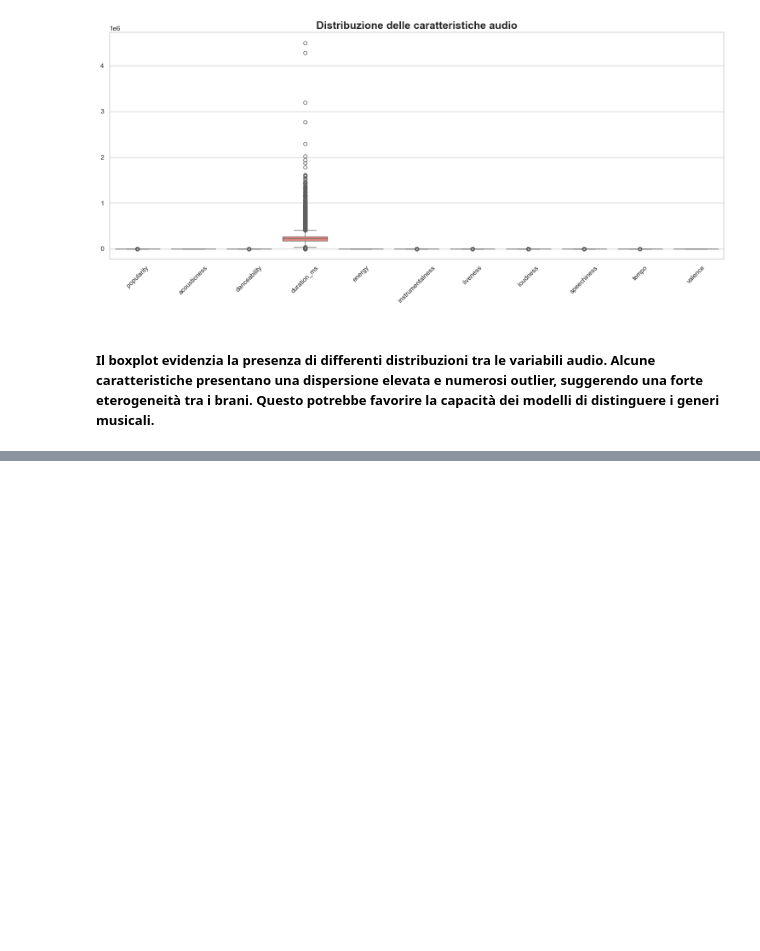
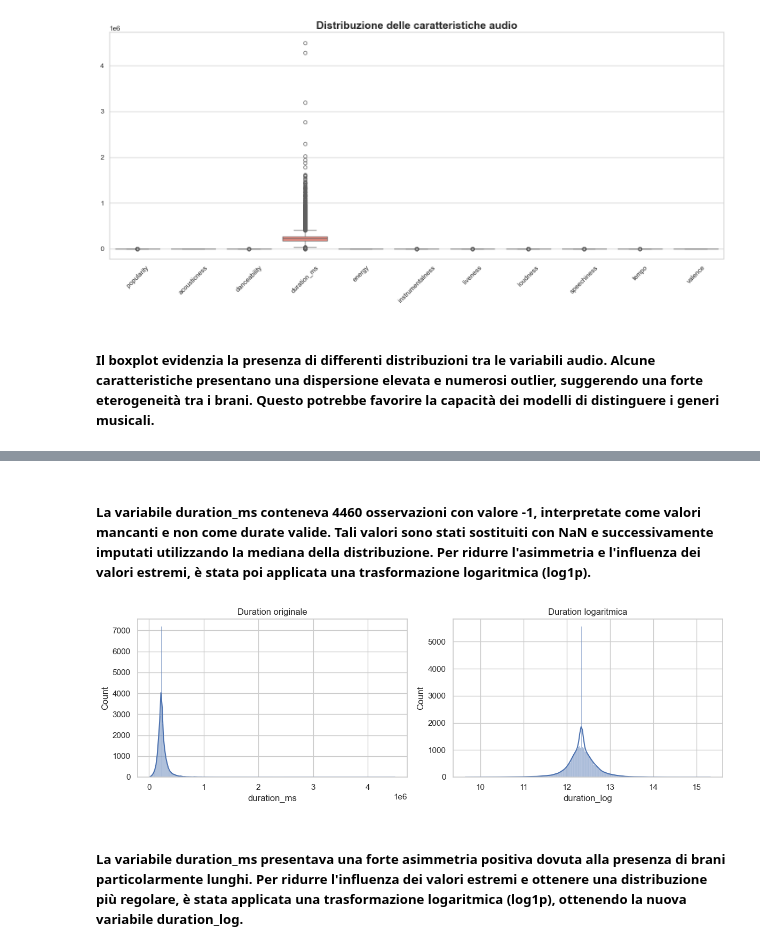
Before and after one commit to lunazenon/ClassificazioneGeneriMusicali, a Jupyter notebook: classificazione_generi_musicali.ipynb, the cells around one changed output, grey strips where cells are left out. Saved outputs shown, nothing was run; the diff lists cells and outputs as text; code cells hidden in the pictures; blank space fills up the shorter version.

```diff
--- a/classificazione_generi_musicali.ipynb
+++ b/classificazione_generi_musicali.ipynb
@@ -358,0 +377,2 @@ plt.show()
+# %%
+df['duration_ms'] = df['duration_ms'].replace(-1, np.nan)
@@ -358,0 +383,8 @@ plt.show()
+# %%
+from sklearn.impute import SimpleImputer
+
+imputer = SimpleImputer(strategy='median')
+
+df['duration_ms'] = imputer.fit_transform(
+    df[['duration_ms']]
+)
@@ -358,0 +403,19 @@ plt.show()
+# %%
+df['duration_log'] = np.log1p(df['duration_ms'])
+# %% [markdown]
+##### La variabile duration_ms conteneva 4460 osservazioni con valore -1, interpretate come valori mancanti e non come durate valide. Tali valori sono stati sostituiti con NaN e successivamente imputati utilizzando la mediana della distribuzione. Per ridurre l'asimmetria e l'influenza dei valori estremi, è stata poi applicata una trasformazione logaritmica (log1p).
+# %%
+fig, ax = plt.subplots(1, 2, figsize=(12, 4))
+
+sns.histplot(df['duration_ms'], kde=True, ax=ax[0])
+ax[0].set_title('Duration originale')
+
+sns.histplot(df['duration_log'], kde=True, ax=ax[1])
+ax[1].set_title('Duration logaritmica')
+
+plt.tight_layout()
+plt.show()
+# %% [output]
+[figure, added]
+# %% [markdown]
+##### La variabile duration_ms presentava una forte asimmetria positiva dovuta alla presenza di brani particolarmente lunghi. Per ridurre l'influenza dei valori estremi e ottenere una distribuzione più regolare, è stata applicata una trasformazione logaritmica (log1p), ottenendo la nuova variabile duration_log.
```
Also changed, not shown: parts of 7 cells of this notebook.
